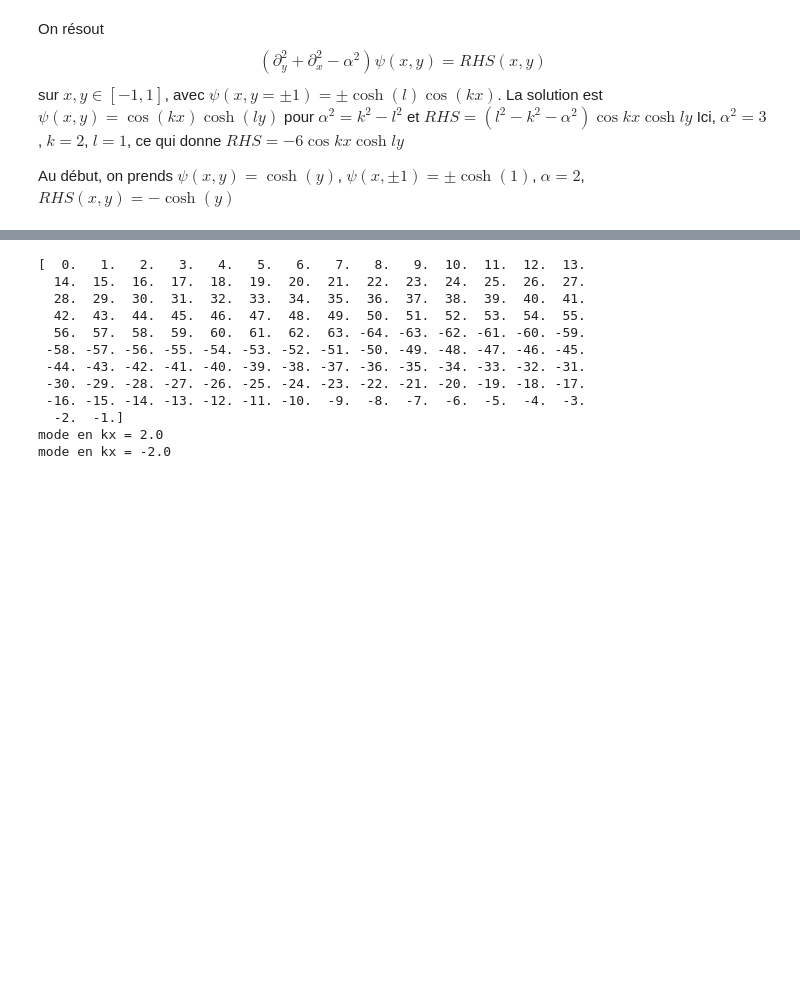
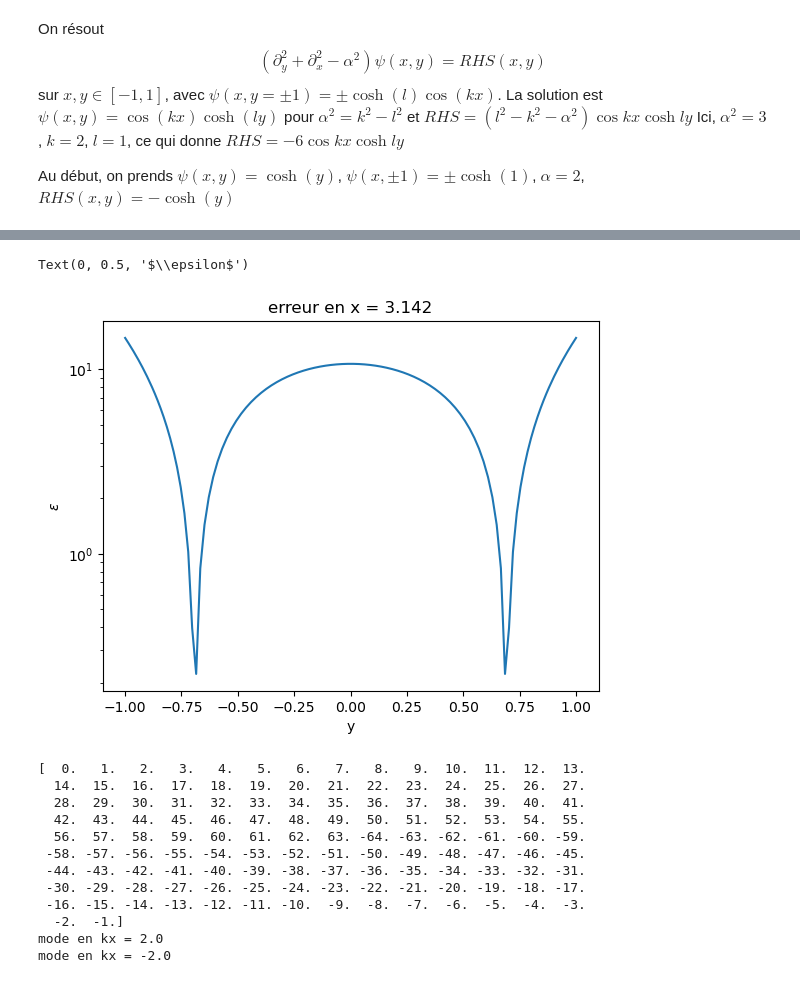
Before and after one commit to personne30003/pyTQG, a Jupyter notebook: Proto_notebooks/Channel_Helmholtz_solver.ipynb, the cells around one changed output, grey strips where cells are left out. Drawn from its saved outputs; the diff is of its cells as text; code cells hidden in the pictures; blank space fills up the shorter version.

```diff
--- a/Proto_notebooks/Channel_Helmholtz_solver.ipynb
+++ b/Proto_notebooks/Channel_Helmholtz_solver.ipynb
@@ -318,3 +347,17 @@ Text(0, 0.5, '$\\psi(x, y_0)$')
+# %%
+#cas en x = pi
+x_sel = np.pi
+id_x = np.abs(x-x_sel).argmin()
+
+err_x = np.abs(psi_num_2[id_x, :] - psi_analytique_2[id_x, :])
+fig = plt.figure()
+plt.title(f"erreur en x = {x[id_x]:.3f}")
+plt.semilogy(y, err_x)
+plt.xlabel("y")
+plt.ylabel(r'$\epsilon$')
+# %% [output]
+Text(0, 0.5, '$\\epsilon$')
+[figure, added]
 # %%
 kx = 2.*np.pi*scipy.fft.fftfreq(Nx, d = (x_sup - x_inf)/Nx)
 
```
Also changed, not shown: parts of 18 cells of this notebook, 1 other file.
